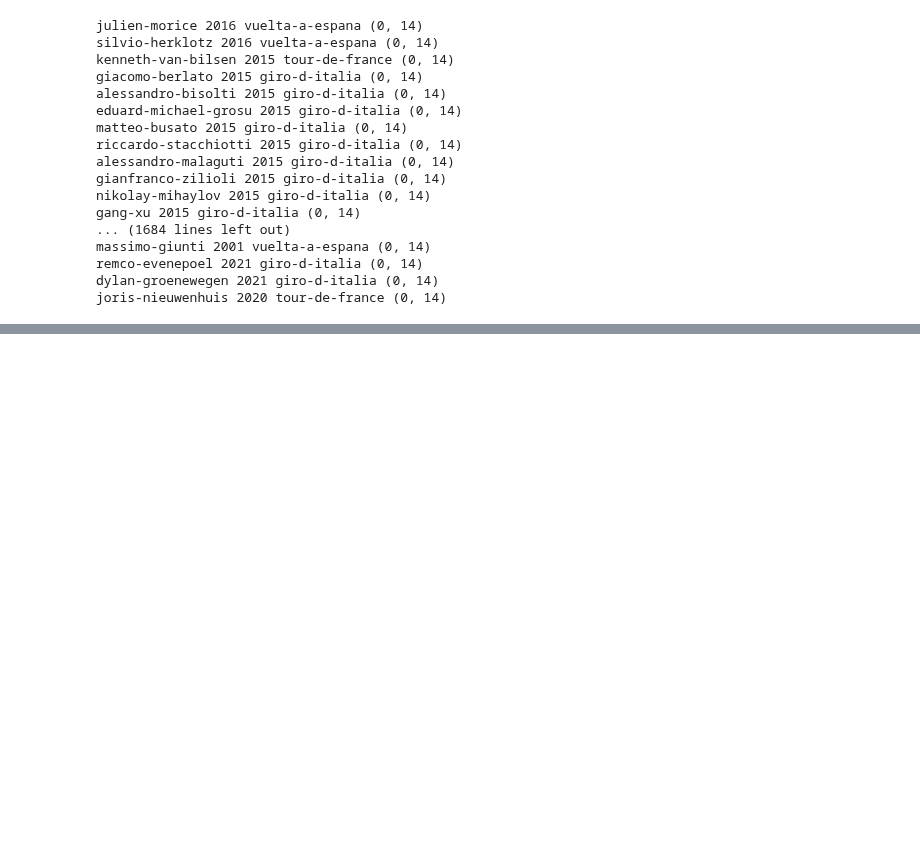
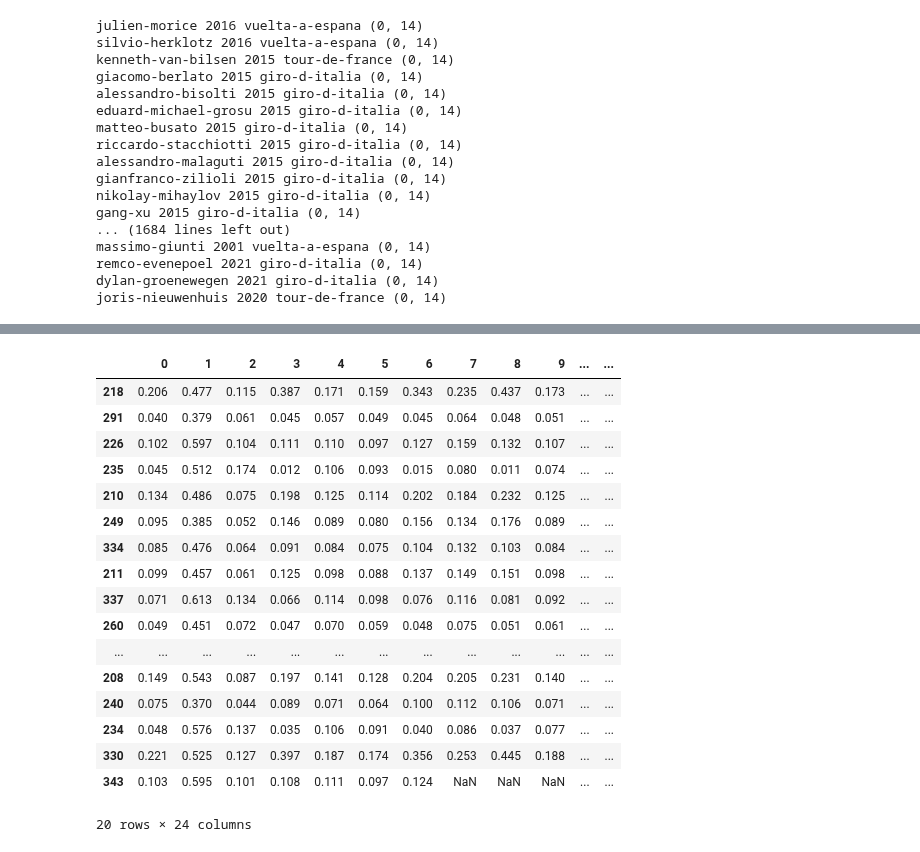
Before and after one commit to Michiel-DK/cycling, a Jupyter notebook: rnn_clean.ipynb, the cells around one changed output, grey strips where cells are left out. Saved outputs shown, nothing was run; the diff lists cells and outputs as text; code cells hidden in the pictures; blank space fills up the shorter version.

```diff
--- a/rnn_clean.ipynb
+++ b/rnn_clean.ipynb
@@ -745,11 +779,11 @@ class_weights[:, 3] += 0.65519925
 # train the model
 metric = RootMeanSquaredError()
 
-model.compile(optimizer=Adam(learning_rate=0.0001), loss='categorical_crossentropy', metrics=[CategoricalAccuracy()])
+model.compile(optimizer=Adam(learning_rate=0.0001), loss='categorical_crossentropy', metrics=['accuracy'])
 
 es = EarlyStopping(monitor='val_loss', verbose=1, patience=16, restore_best_weights=True)
 
 history = model.fit([X_encoder_train, X_decoder_train], y_decoder_train_pad, epochs=1000000,
-                    batch_size=128, callbacks=[es], validation_split=0.3, verbose=1)#, class_weight=[1,1,1,3])
+                    batch_size=128, callbacks=[es], validation_split=0.3, verbose=1)#, class_weight=class_weights)
 # %% [output]
 Epoch 1/1000000
@@ -860,0 +875,30 @@ riders_predict.head(30)
+# %%
+pred_ls = []
+
+for pred, rid in zip(preds, riders_predict.values):
+    pred_ls.append(np.append(pred[:,1].round(3), rid))
+# %%
+pred_df = pd.DataFrame(pred_ls).replace(1.000, np.nan)
+# %%
+pred_tdf = pred_df[pred_df[23]=='tour-de-france']
+# %%
+pred_tdf.sort_values(by=21, ascending=False).head(20)
+# %% [output]
+|  | 0 | 1 | 2 | 3 | 4 | 5 | 6 | 7 | 8 | 9 | ... | ... |
+| 218 | 0.206 | 0.477 | 0.115 | 0.387 | 0.171 | 0.159 | 0.343 | 0.235 | 0.437 | 0.173 | ... | ... |
+| 291 | 0.040 | 0.379 | 0.061 | 0.045 | 0.057 | 0.049 | 0.045 | 0.064 | 0.048 | 0.051 | ... | ... |
+| 226 | 0.102 | 0.597 | 0.104 | 0.111 | 0.110 | 0.097 | 0.127 | 0.159 | 0.132 | 0.107 | ... | ... |
+| 235 | 0.045 | 0.512 | 0.174 | 0.012 | 0.106 | 0.093 | 0.015 | 0.080 | 0.011 | 0.074 | ... | ... |
+| 210 | 0.134 | 0.486 | 0.075 | 0.198 | 0.125 | 0.114 | 0.202 | 0.184 | 0.232 | 0.125 | ... | ... |
+| 249 | 0.095 | 0.385 | 0.052 | 0.146 | 0.089 | 0.080 | 0.156 | 0.134 | 0.176 | 0.089 | ... | ... |
+| 334 | 0.085 | 0.476 | 0.064 | 0.091 | 0.084 | 0.075 | 0.104 | 0.132 | 0.103 | 0.084 | ... | ... |
+| 211 | 0.099 | 0.457 | 0.061 | 0.125 | 0.098 | 0.088 | 0.137 | 0.149 | 0.151 | 0.098 | ... | ... |
+| 337 | 0.071 | 0.613 | 0.134 | 0.066 | 0.114 | 0.098 | 0.076 | 0.116 | 0.081 | 0.092 | ... | ... |
+| 260 | 0.049 | 0.451 | 0.072 | 0.047 | 0.070 | 0.059 | 0.048 | 0.075 | 0.051 | 0.061 | ... | ... |
+| ... | ... | ... | ... | ... | ... | ... | ... | ... | ... | ... | ... | ... |
+| 208 | 0.149 | 0.543 | 0.087 | 0.197 | 0.141 | 0.128 | 0.204 | 0.205 | 0.231 | 0.140 | ... | ... |
+| 240 | 0.075 | 0.370 | 0.044 | 0.089 | 0.071 | 0.064 | 0.100 | 0.112 | 0.106 | 0.071 | ... | ... |
+| 234 | 0.048 | 0.576 | 0.137 | 0.035 | 0.106 | 0.091 | 0.040 | 0.086 | 0.037 | 0.077 | ... | ... |
+| 330 | 0.221 | 0.525 | 0.127 | 0.397 | 0.187 | 0.174 | 0.356 | 0.253 | 0.445 | 0.188 | ... | ... |
+| 343 | 0.103 | 0.595 | 0.101 | 0.108 | 0.111 | 0.097 | 0.124 | NaN | NaN | NaN | ... | ... |
+20 rows × 24 columns
```
Also changed, not shown: parts of 24 cells of this notebook.
